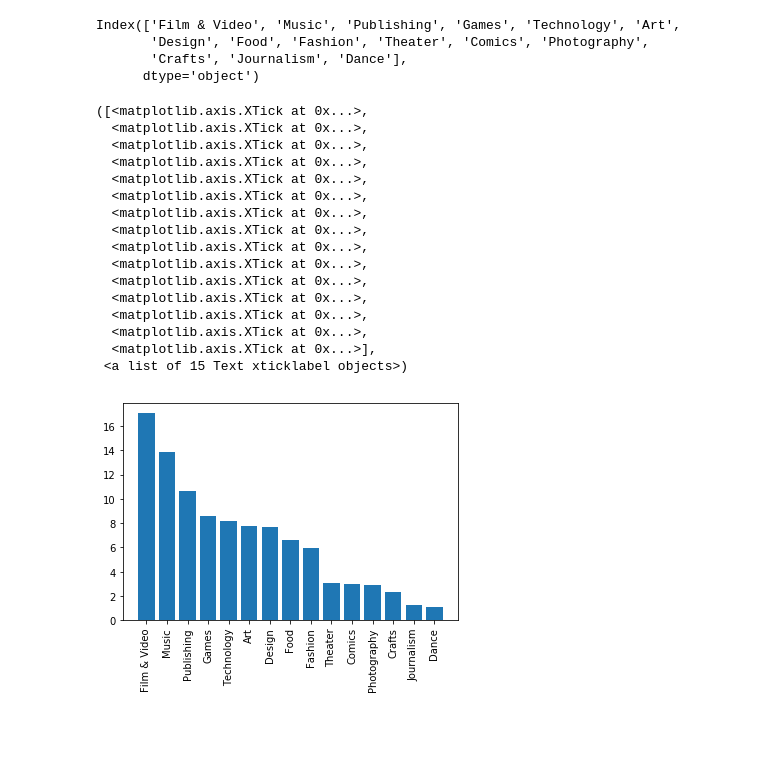
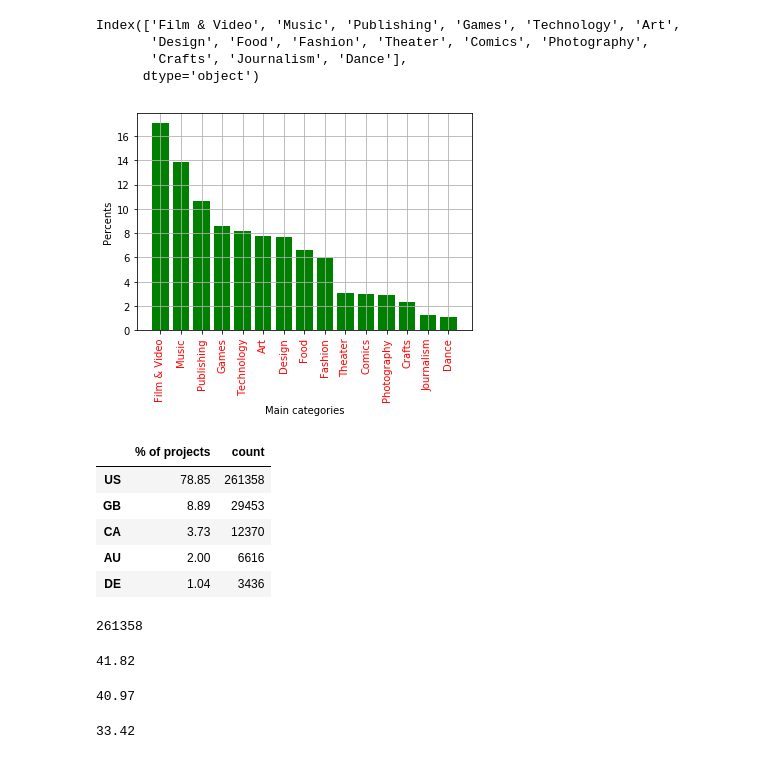
Before and after one commit to jjaabb/KickStarterAnalysis, a Jupyter notebook: Kstarters.ipynb, the cells around one changed output. Saved outputs shown, nothing was run; the diff lists cells and outputs as text; code cells hidden in the pictures; blank space fills up the shorter version.

```diff
--- a/Kstarters.ipynb
+++ b/Kstarters.ipynb
@@ -136,22 +134,60 @@ Index(['Film & Video', 'Music', 'Publishing', 'Games', 'Technology', 'Art',
 # %%
-plt.bar(cat_success.index, cat_success['% of projects'])
-plt.xlabel('kazkas')
-plt.xticks(np.arange(15), cat_success.index, rotation=90)
+plt.bar(cat_success.index, cat_success['% of projects'], color = 'g')
+plt.xlabel('Main categories')
+plt.ylabel('Percents')
+plt.xticks(np.arange(15), cat_success.index, rotation=90, color = 'r')
+plt.grid(True)
+#don't know  how to remove <matplotlib.axis.XTick at 0x7f37e18926d8> these..:(
 # %% [output]
-([<matplotlib.axis.XTick at 0x...>,
-  <matplotlib.axis.XTick at 0x...>,
-  <matplotlib.axis.XTick at 0x...>,
-  <matplotlib.axis.XTick at 0x...>,
-  <matplotlib.axis.XTick at 0x...>,
-  <matplotlib.axis.XTick at 0x...>,
-  <matplotlib.axis.XTick at 0x...>,
-  <matplotlib.axis.XTick at 0x...>,
-  <matplotlib.axis.XTick at 0x...>,
-  <matplotlib.axis.XTick at 0x...>,
-  <matplotlib.axis.XTick at 0x...>,
-  <matplotlib.axis.XTick at 0x...>,
-  <matplotlib.axis.XTick at 0x...>,
-  <matplotlib.axis.XTick at 0x...>,
-  <matplotlib.axis.XTick at 0x...>],
- <a list of 15 Text xticklabel objects>)
-[figure, old version]
+[figure, new version]
+# %%
+df_country = success_rate(df, 'country').head()
+df_country
+#lets look at to 5 countrys by projects quentity
+# %% [output]
+|  | % of projects | count |
+| US | 78.85 | 261358 |
+| GB | 8.89 | 29453 |
+| CA | 3.73 | 12370 |
+| AU | 2.00 | 6616 |
+| DE | 1.04 | 3436 |
+# %%
+df_country.iloc[0, 1]
+# %% [output]
+261358
+# %%
+hist_indicator = 'success'
+hist_country = 'US'
+
+mask1 = df['state'].str.contains(hist_indicator)
+mask2 = df['country'].str.contains(hist_country)
+
+us_success = df[mask1 & mask2]
+us_success_percent = round(len(us_success)/df_country.iloc[0, 1]*100, 2)
+us_success_percent
+# %% [output]
+41.82
+# %%
+hist_indicator = 'success'
+hist_country = 'GB'
+
+mask1 = df['state'].str.contains(hist_indicator)
+mask2 = df['country'].str.contains(hist_country)
+
+gb_success = df[mask1 & mask2]
+gb_success_percent = round(len(gb_success)/df_country.iloc[1, 1]*100, 2)
+gb_success_percent
+# %% [output]
+40.97
+# %%
+hist_indicator = 'success'
+hist_country = 'CA'
+
+mask1 = df['state'].str.contains(hist_indicator)
+mask2 = df['country'].str.contains(hist_country)
+
+ca_success = df[mask1 & mask2]
+ca_success_percent = round(len(ca_success)/df_country.iloc[2, 1]*100, 2)
+ca_success_percent
+# %% [output]
+33.42
```
Also changed, not shown: parts of 12 cells of this notebook.
